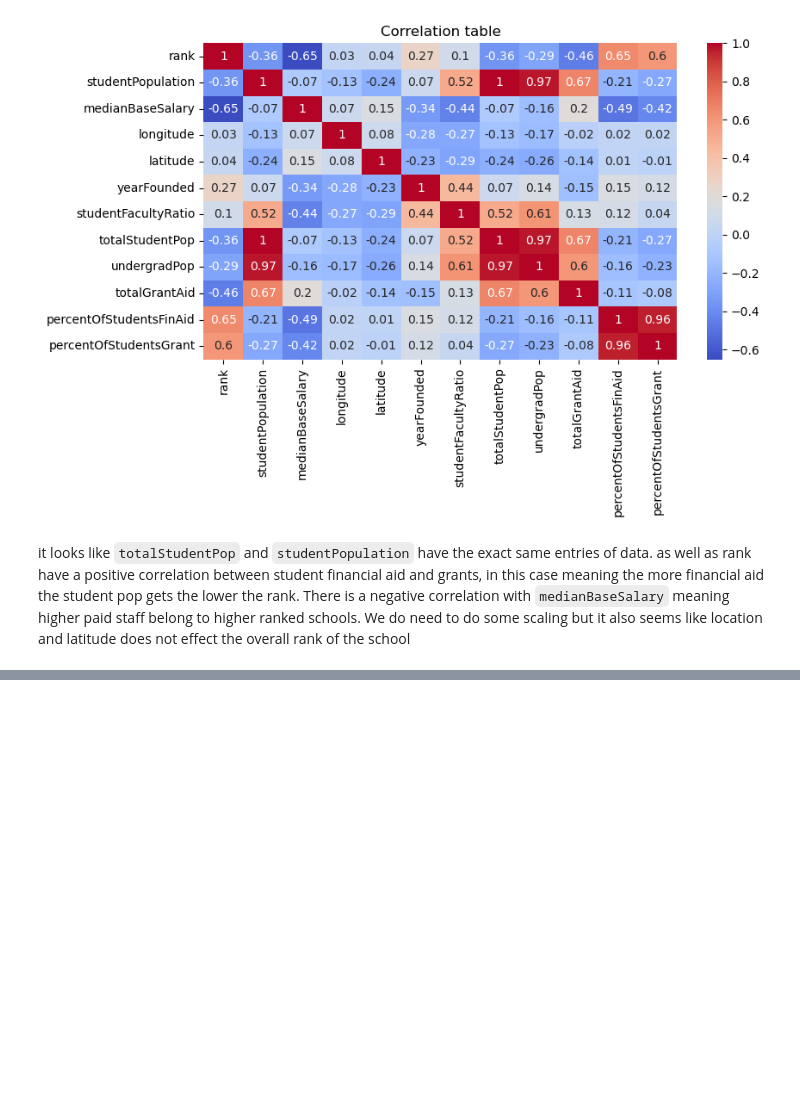
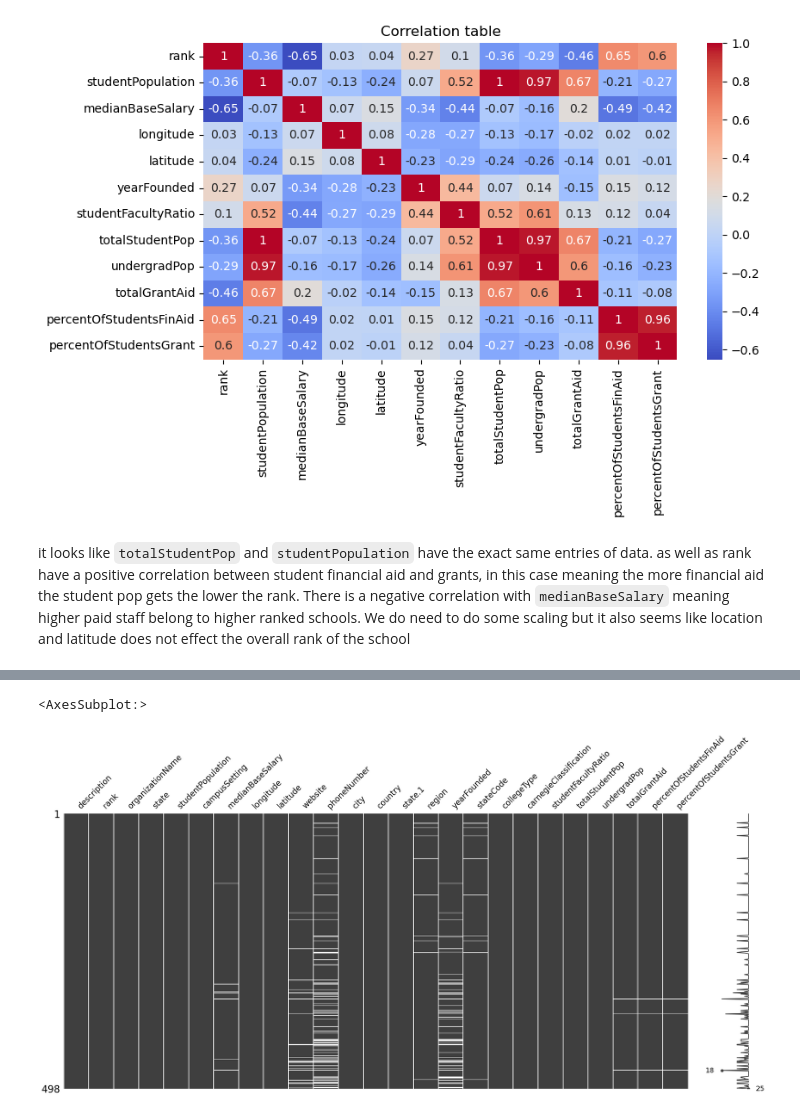
Before and after one commit to tcarr032/ML-dataset-projects, a Jupyter notebook: top college dataset/college.ipynb, the cells around one changed output, grey strips where cells are left out. Saved outputs shown, nothing was run; the diff lists cells and outputs as text; code cells hidden in the pictures; blank space fills up the shorter version.

Commit message:
added detection for missing values

```diff
--- a/top college dataset/college.ipynb
+++ b/top college dataset/college.ipynb
@@ -156,0 +171,7 @@ it looks like `totalStudentPop` and `studentPopulation` have the exact same entr
+# %%
+# Check for any more missing values that are of importance
+import missingno
+missingno.matrix(data)
+# %% [output]
+<AxesSubplot:>
+[figure, added]
```
Also changed, not shown: parts of 3 cells of this notebook.
